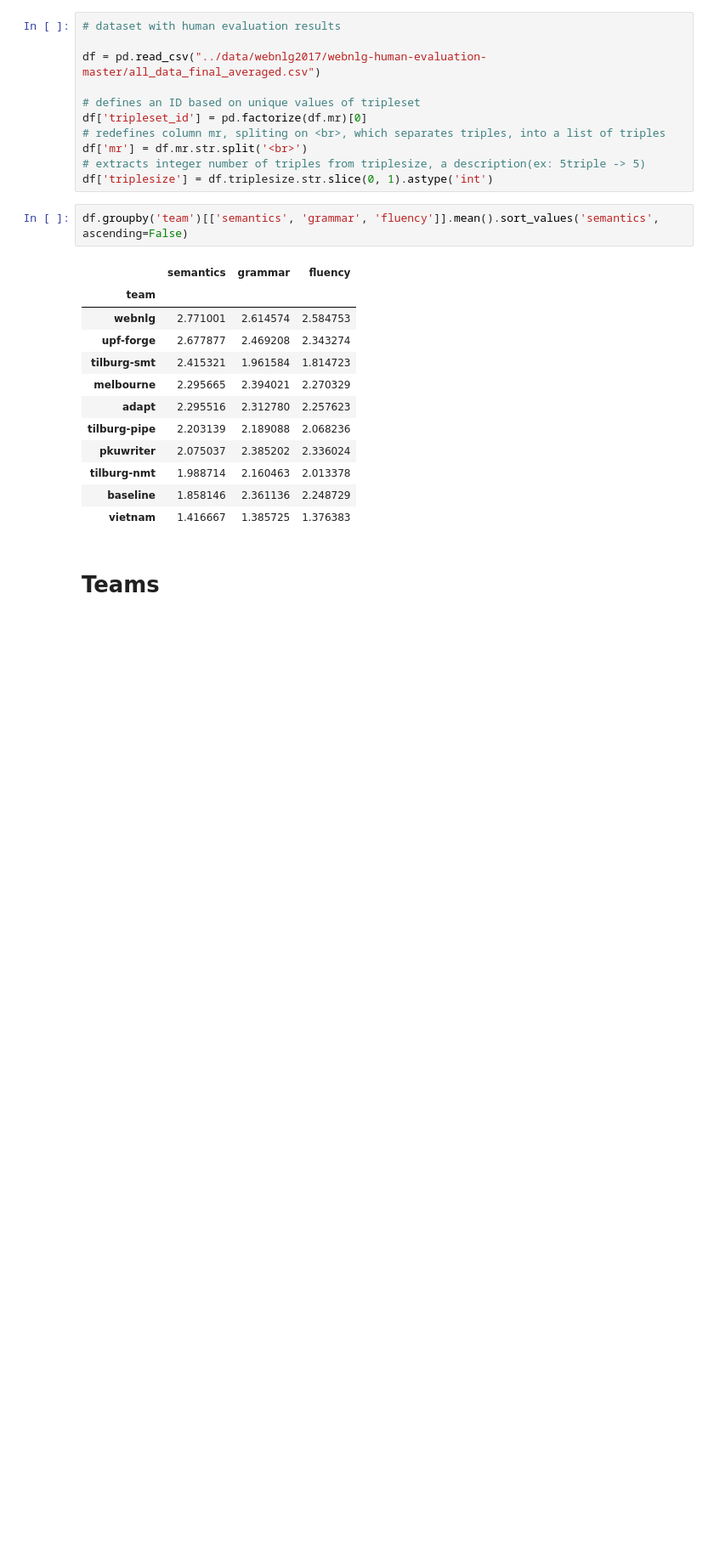
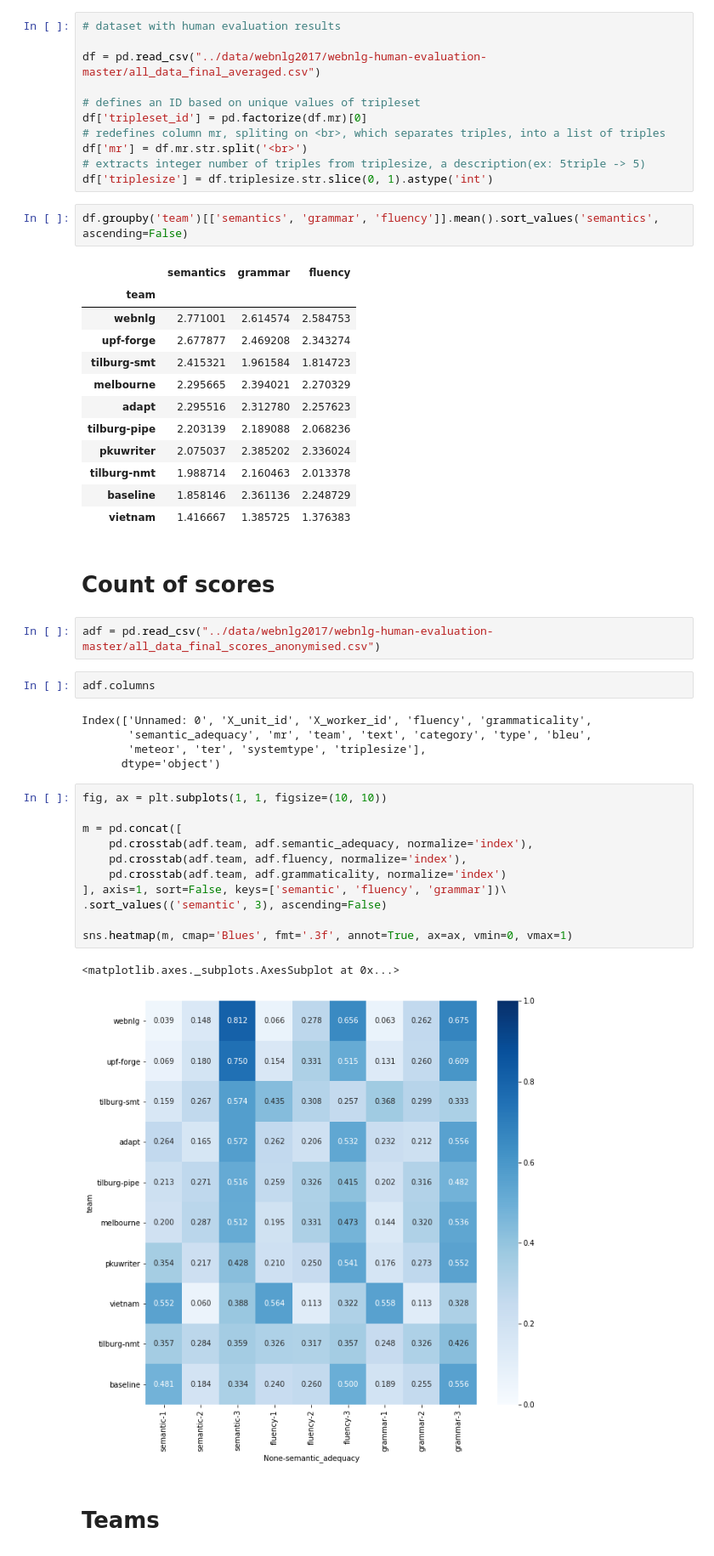
Before and after one commit to abevieiramota/challenge-webnlg, a Jupyter notebook: notebook/00 - Human evaluation.ipynb, the cells around one changed output. Shown at 85% size. Cells and saved outputs as stored; diff of their text form; blank space fills up the shorter version.

```diff
--- a/notebook/00 - Human evaluation.ipynb
+++ b/notebook/00 - Human evaluation.ipynb
@@ -27,6 +30,31 @@ df.groupby('team')[['semantics', 'grammar', 'fluency']].mean().sort_values('sema
 | tilburg-nmt | 1.988714 | 2.160463 | 2.013378 |
 | baseline | 1.858146 | 2.361136 | 2.248729 |
 | vietnam | 1.416667 | 1.385725 | 1.376383 |
+# %% [markdown]
+# Count of scores
+# %%
+adf = pd.read_csv("../data/webnlg2017/webnlg-human-evaluation-master/all_data_final_scores_anonymised.csv")
+# %%
+adf.columns
+# %% [output]
+Index(['Unnamed: 0', 'X_unit_id', 'X_worker_id', 'fluency', 'grammaticality',
+       'semantic_adequacy', 'mr', 'team', 'text', 'category', 'type', 'bleu',
+       'meteor', 'ter', 'systemtype', 'triplesize'],
+      dtype='object')
+# %%
+fig, ax = plt.subplots(1, 1, figsize=(10, 10))
+
+m = pd.concat([
+    pd.crosstab(adf.team, adf.semantic_adequacy, normalize='index'),
+    pd.crosstab(adf.team, adf.fluency, normalize='index'),
+    pd.crosstab(adf.team, adf.grammaticality, normalize='index')
+], axis=1, sort=False, keys=['semantic', 'fluency', 'grammar'])\
+.sort_values(('semantic', 3), ascending=False)
+
+sns.heatmap(m, cmap='Blues', fmt='.3f', annot=True, ax=ax, vmin=0, vmax=1)
+# %% [output]
+<matplotlib.axes._subplots.AxesSubplot at 0x...>
+[figure, added]
 # %% [markdown]
 # Teams
 # %% [markdown]
```
Also changed, not shown: parts of 2 cells of this notebook, 1 other file.
